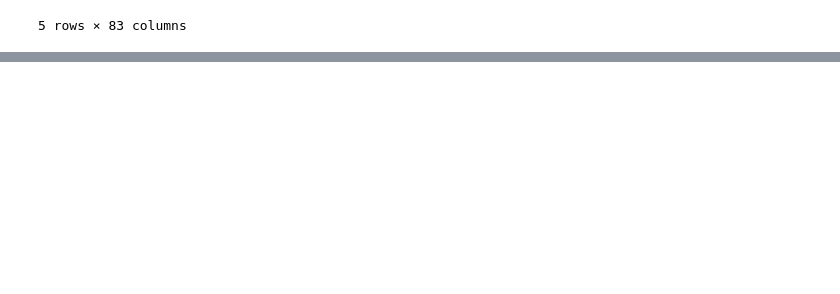
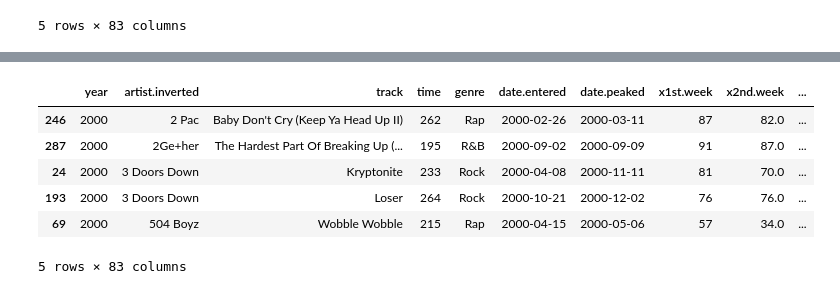
Before and after one commit to AndrewJeong89/GA-DSI, a Jupyter notebook: projects/projects-weekly/project-02/Project 2 - Andrew Jeong.ipynb, the cells around one changed output, grey strips where cells are left out. Saved outputs shown, nothing was run; the diff lists cells and outputs as text; code cells hidden in the pictures; blank space fills up the shorter version.

```diff
--- a/projects/projects-weekly/project-02/Project 2 - Andrew Jeong.ipynb
+++ b/projects/projects-weekly/project-02/Project 2 - Andrew Jeong.ipynb
@@ -66,0 +99,12 @@ dtype: object
+# %%
+bb[['date.entered','date.peaked']] = bb[['date.entered','date.peaked']].apply(pd.to_datetime)
+
+bb.head()
+# %% [output]
+|  | year | artist.inverted | track | time | genre | date.entered | date.peaked | x1st.week | x2nd.week | ... |
+| 246 | 2000 | 2 Pac | Baby Don't Cry (Keep Ya Head Up II) | 262 | Rap | 2000-02-26 | 2000-03-11 | 87 | 82.0 | ... |
+| 287 | 2000 | 2Ge+her | The Hardest Part Of Breaking Up (... | 195 | R&B | 2000-09-02 | 2000-09-09 | 91 | 87.0 | ... |
+| 24 | 2000 | 3 Doors Down | Kryptonite | 233 | Rock | 2000-04-08 | 2000-11-11 | 81 | 70.0 | ... |
+| 193 | 2000 | 3 Doors Down | Loser | 264 | Rock | 2000-10-21 | 2000-12-02 | 76 | 76.0 | ... |
+| 69 | 2000 | 504 Boyz | Wobble Wobble | 215 | Rap | 2000-04-15 | 2000-05-06 | 57 | 34.0 | ... |
+5 rows × 83 columns
```
Also changed, not shown: parts of 12 cells of this notebook, 1 other file.
